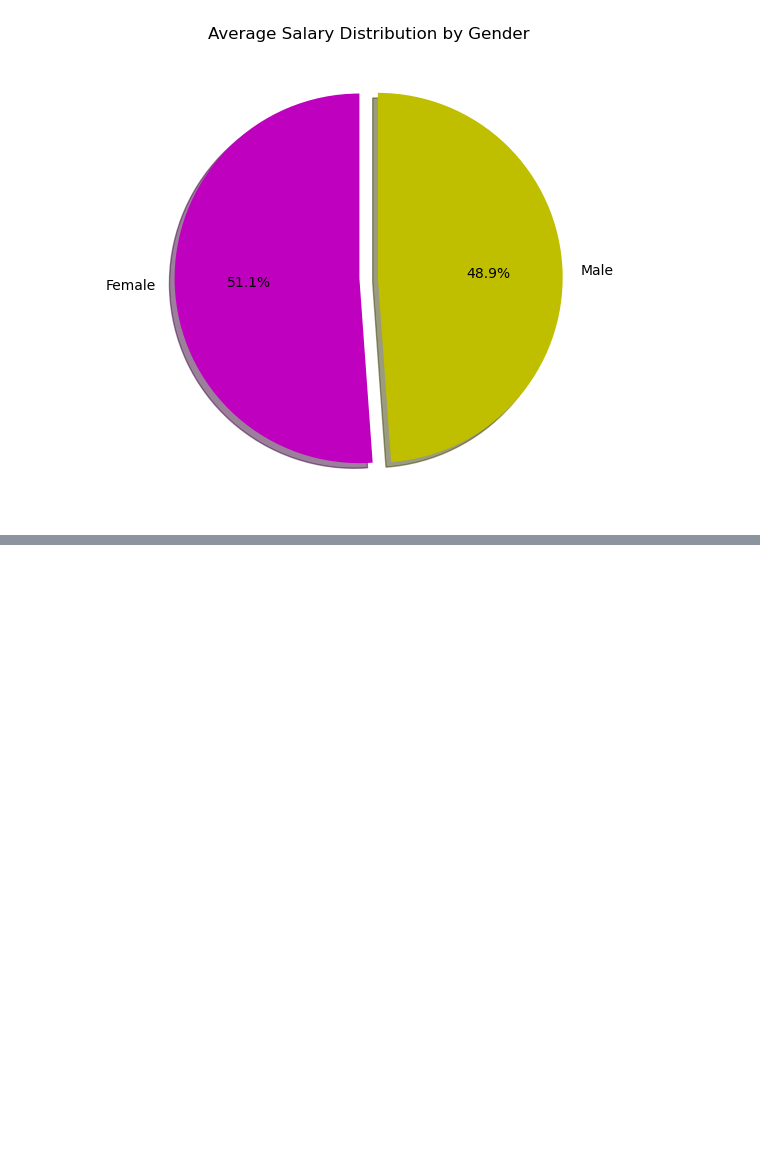
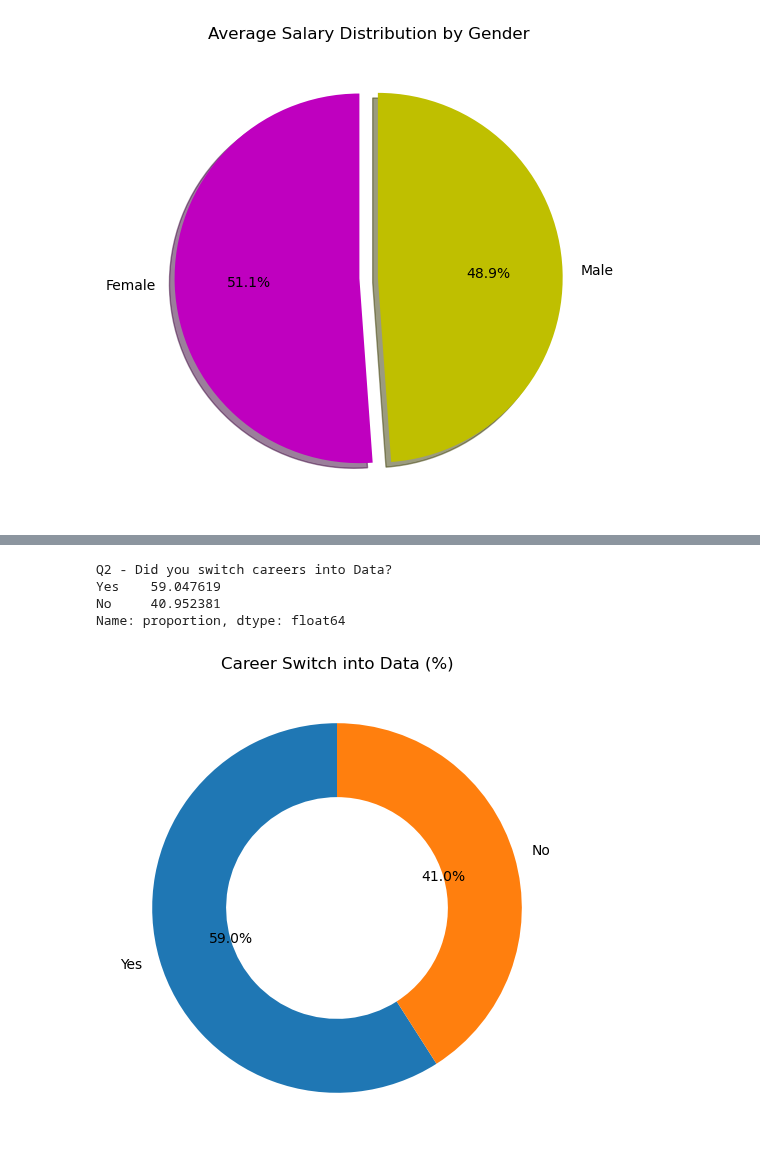
Before and after one commit to Lenmbugua/Analytics-Practice-Datasets, a Jupyter notebook: Professional Survey Data.ipynb, the cells around one changed output, grey strips where cells are left out. Cells and saved outputs as stored; diff of their text form; code cells hidden in the pictures; blank space fills up the shorter version.

Commit message:
Difficulty vs career switch

```diff
--- a/Professional Survey Data.ipynb
+++ b/Professional Survey Data.ipynb
@@ -310,0 +333,25 @@ plt.show()
+# %%
+# ## 2. Career Switcher Proportion
+# - How many respondents switched careers into data?
+switch_counts = df['Q2 - Did you switch careers into Data?'].value_counts(normalize=True) * 100
+switch_counts
+# %% [output]
+Q2 - Did you switch careers into Data?
+Yes    59.047619
+No     40.952381
+Name: proportion, dtype: float64
+# %%
+# Donut chart
+plt.figure(figsize=(6, 6))
+wedges, texts, autotexts = plt.pie(
+    switch_counts,
+    labels=switch_counts.index,
+    autopct='%1.1f%%',
+    startangle=90,
+    wedgeprops={'width': 0.4}   # <-- this creates the "donut hole"
+)
+
+plt.title('Career Switch into Data (%)')
+plt.show()
+# %% [output]
+[figure, added]
```
Also changed, not shown: parts of 6 cells of this notebook.
